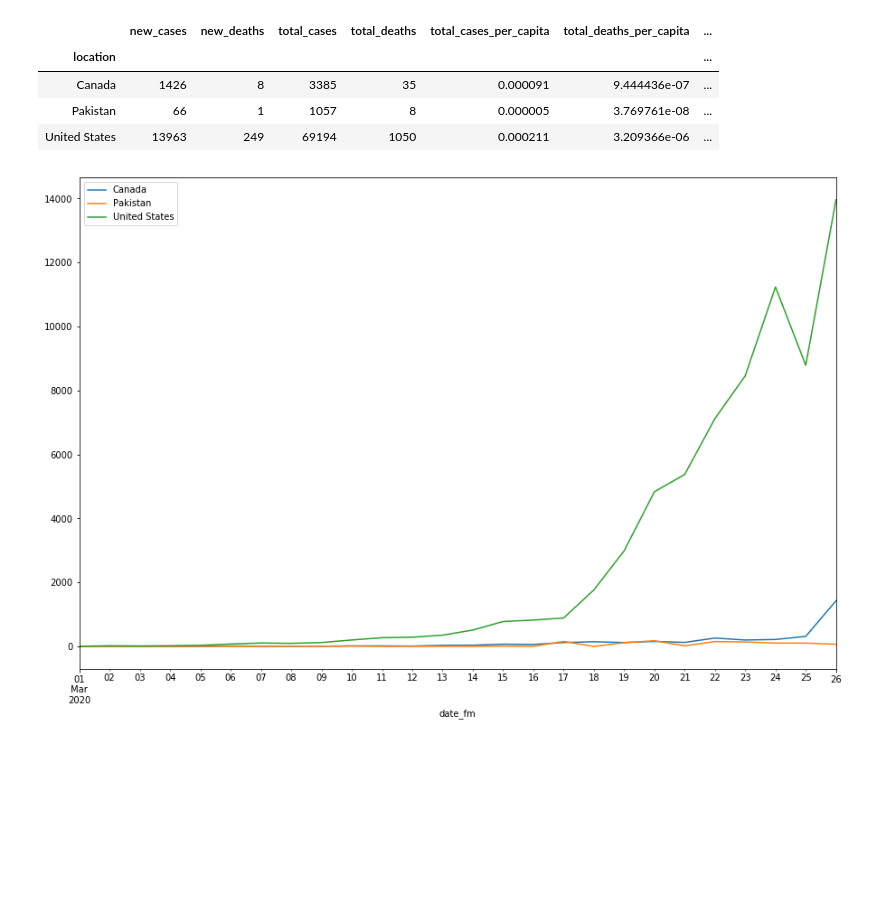
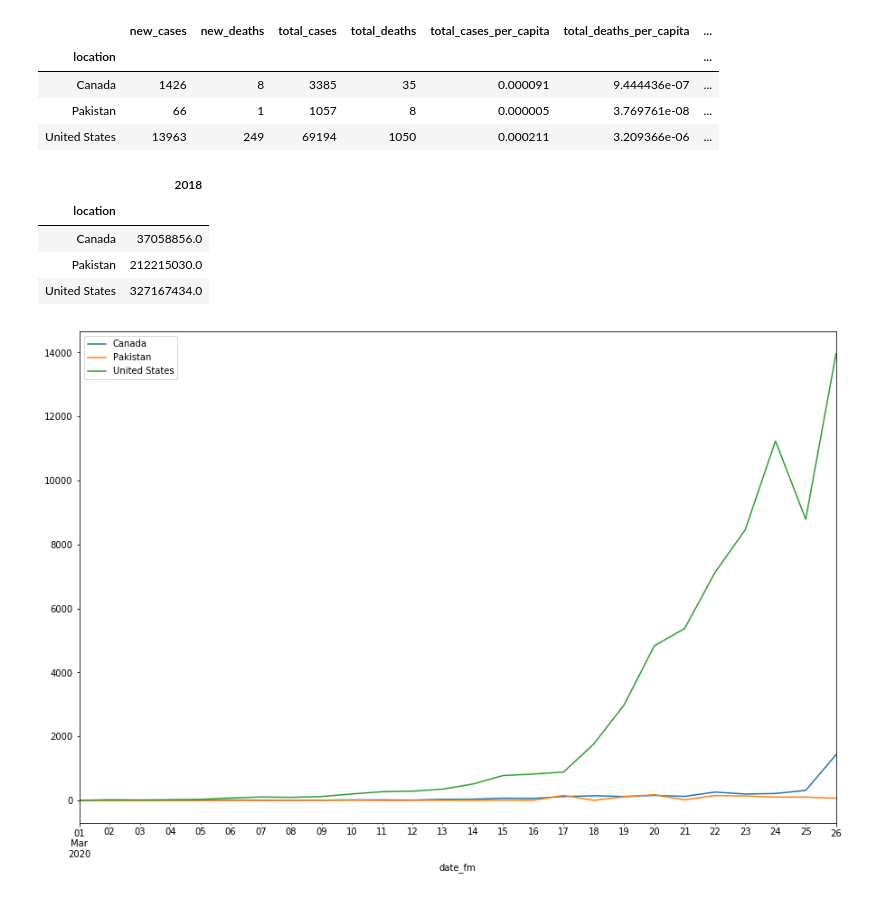
Before and after one commit to ambreen2006/Covid-19-Analysis, a Jupyter notebook: Covid-19-per-capita.ipynb, the cells around one changed output. Drawn from its saved outputs; the diff is of its cells as text; code cells hidden in the pictures; blank space fills up the shorter version.

Commit message:
Printing population of selected countries

```diff
--- a/Covid-19-per-capita.ipynb
+++ b/Covid-19-per-capita.ipynb
@@ -299,6 +299,14 @@ data[data.index.isin(filter_countries)]
 | Canada | 1426 | 8 | 3385 | 35 | 0.000091 | 9.444436e-07 | ... |
 | Pakistan | 66 | 1 | 1057 | 8 | 0.000005 | 3.769761e-08 | ... |
 | United States | 13963 | 249 | 69194 | 1050 | 0.000211 | 3.209366e-06 | ... |
+# %%
+population[population.index.isin(filter_countries)]
+# %% [output]
+|  | 2018 |
+| location |  |
+| Canada | 37058856.0 |
+| Pakistan | 212215030.0 |
+| United States | 327167434.0 |
 # %%
 earliest = '2020-03-01'
 country_subset = rdata[rdata['location'].isin(filter_countries) & rdata['date_fm'].between(earliest, latest)]
```
